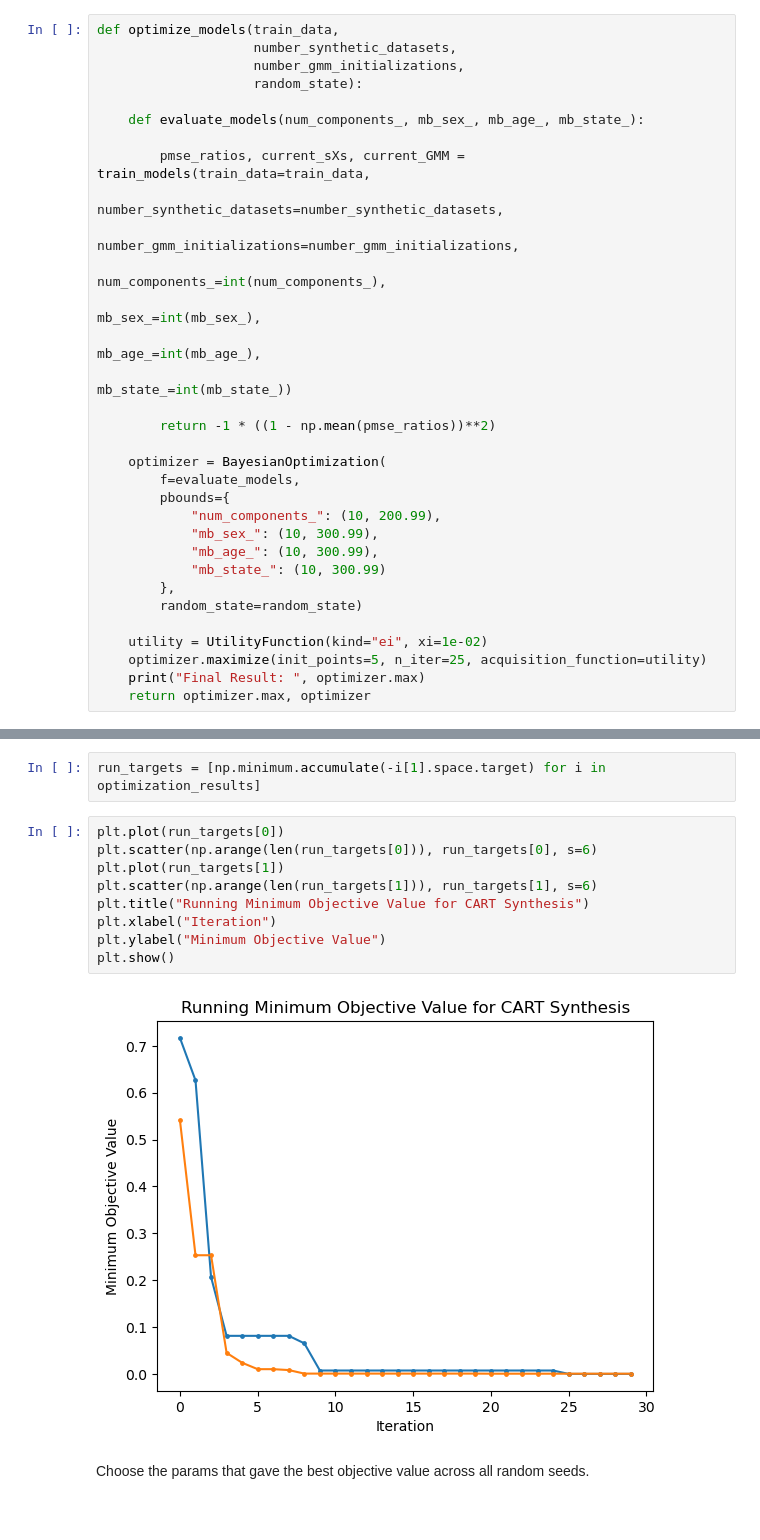
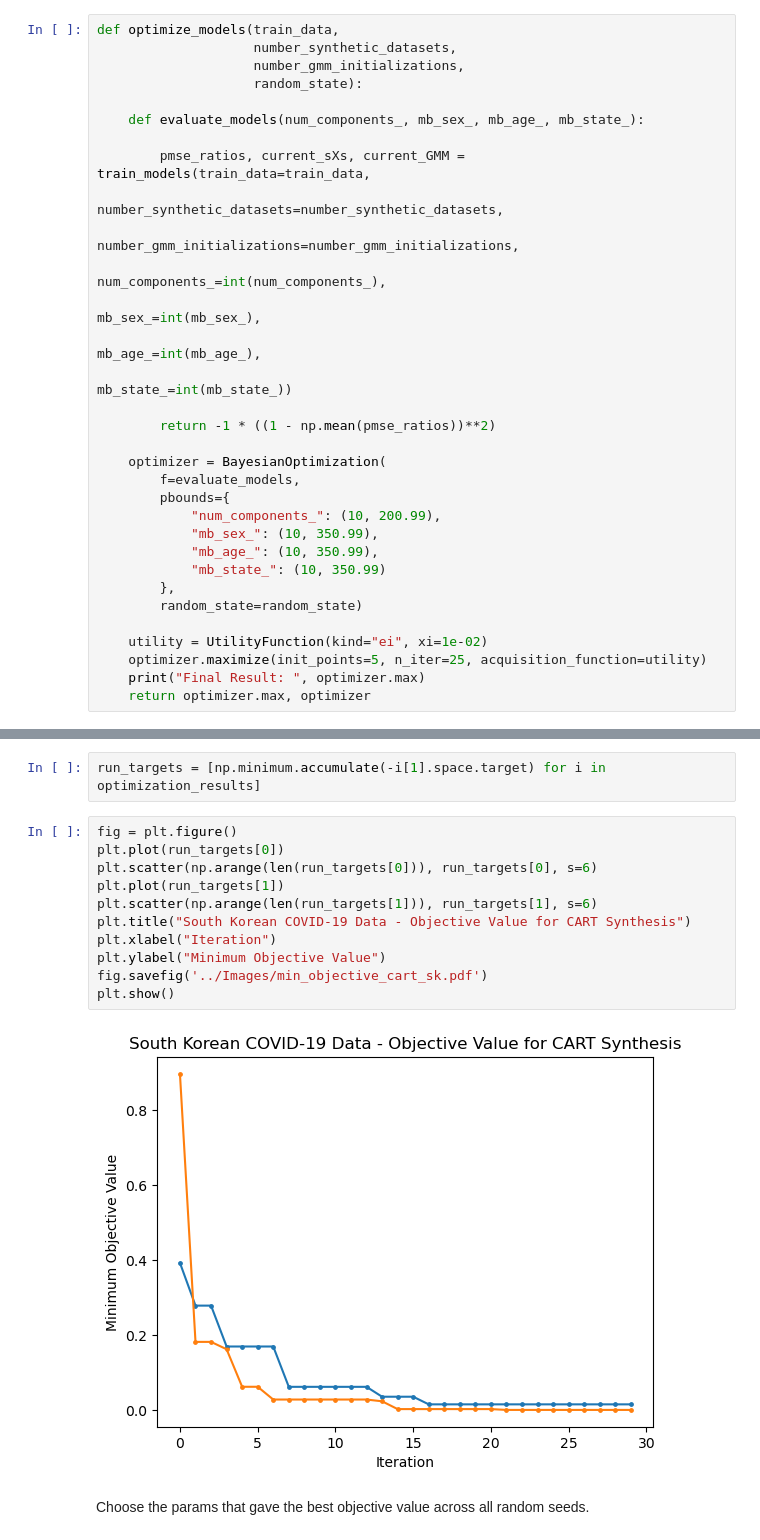
Before and after one commit to cdbale/optimized-sequential-synthesis, a Jupyter notebook: Code/SK - GMM and CART Synthesis.ipynb, the cells around one changed output, grey strips where cells are left out. Drawn from its saved outputs; the diff is of its cells as text.

```diff
--- a/Code/SK - GMM and CART Synthesis.ipynb
+++ b/Code/SK - GMM and CART Synthesis.ipynb
@@ -199,9 +201,9 @@ def optimize_models(train_data,
         f=evaluate_models,
         pbounds={
             "num_components_": (10, 200.99),
-            "mb_sex_": (10, 300.99),
-            "mb_age_": (10, 300.99),
-            "mb_state_": (10, 300.99)
+            "mb_sex_": (10, 350.99),
+            "mb_age_": (10, 350.99),
+            "mb_state_": (10, 350.99)
         },
         random_state=random_state)
 
@@ -314,16 +291,18 @@ Please also refer to the documentation for alternative solver options:
 # %%
 run_targets = [np.minimum.accumulate(-i[1].space.target) for i in optimization_results]
 # %%
+fig = plt.figure()
 plt.plot(run_targets[0])
 plt.scatter(np.arange(len(run_targets[0])), run_targets[0], s=6)
 plt.plot(run_targets[1])
 plt.scatter(np.arange(len(run_targets[1])), run_targets[1], s=6)
-plt.title("Running Minimum Objective Value for CART Synthesis")
+plt.title("South Korean COVID-19 Data - Objective Value for CART Synthesis")
 plt.xlabel("Iteration")
 plt.ylabel("Minimum Objective Value")
+fig.savefig('../Images/min_objective_cart_sk.pdf')
 plt.show()
 # %% [output]
-[figure, old version]
+[figure, new version]
 # %% [markdown]
 Choose the params that gave the best objective value across all random seeds.
 # %%
```
Also changed, not shown: parts of 11 cells of this notebook, 28 other files.
